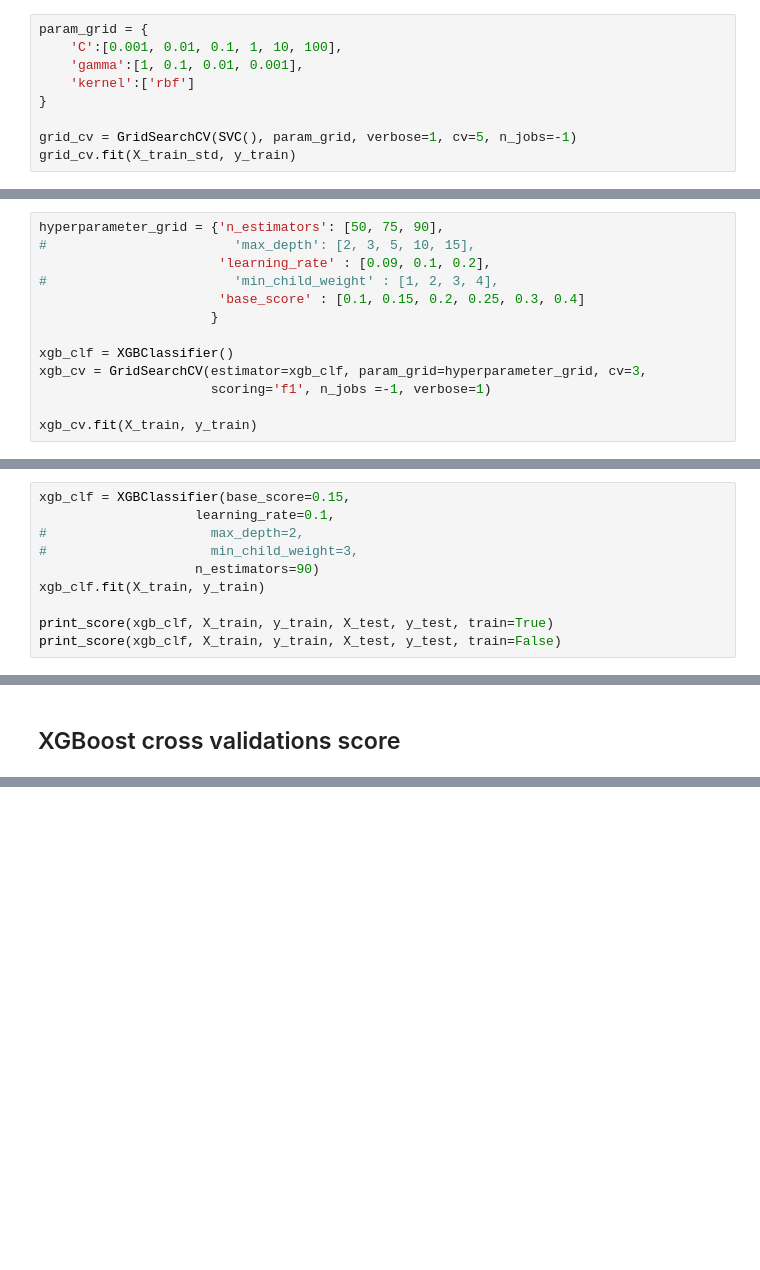
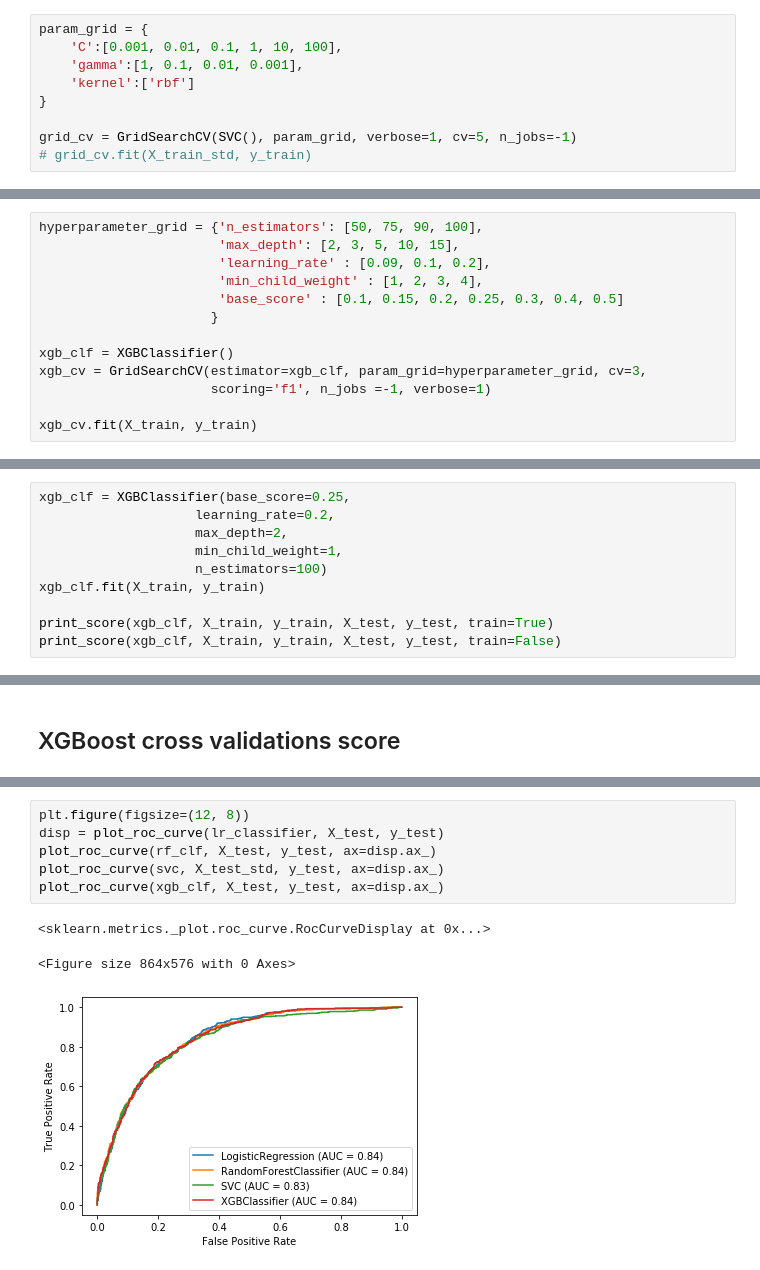
Before and after one commit to fares-ds/Telecom_Customer_Churn_Prediction, a Jupyter notebook: telecom_customer_churn_prediciton_ML.ipynb, the cells around one changed output, grey strips where cells are left out. Drawn from its saved outputs; the diff is of its cells as text; blank space fills up the shorter version.

Commit message:
Plot AUC_curve XGBoost

```diff
--- a/telecom_customer_churn_prediciton_ML.ipynb
+++ b/telecom_customer_churn_prediciton_ML.ipynb
@@ -271,4 +279,4 @@ param_grid = {
 }
 
 grid_cv = GridSearchCV(SVC(), param_grid, verbose=1, cv=5, n_jobs=-1)
-grid_cv.fit(X_train_std, y_train)
+# grid_cv.fit(X_train_std, y_train)
@@ -364,11 +350,11 @@ Confusion Matrix:
  [[1407  149]
  [ 277  274]]
 # %%
-hyperparameter_grid = {'n_estimators': [50, 75, 90],
-#                        'max_depth': [2, 3, 5, 10, 15],
+hyperparameter_grid = {'n_estimators': [50, 75, 90, 100],
+                       'max_depth': [2, 3, 5, 10, 15],
                        'learning_rate' : [0.09, 0.1, 0.2],
-#                        'min_child_weight' : [1, 2, 3, 4],
-                       'base_score' : [0.1, 0.15, 0.2, 0.25, 0.3, 0.4]
+                       'min_child_weight' : [1, 2, 3, 4],
+                       'base_score' : [0.1, 0.15, 0.2, 0.25, 0.3, 0.4, 0.5]
                       }
 
 xgb_clf = XGBClassifier()
@@ -409,11 +406,11 @@ XGBClassifier(base_score=0.15, booster='gbtree', colsample_bylevel=1,
               reg_alpha=0, reg_lambda=1, scale_pos_weight=1, seed=None,
               silent=None, subsample=1, verbosity=1)
 # %%
-xgb_clf = XGBClassifier(base_score=0.15,
-                    learning_rate=0.1,
-#                     max_depth=2,
-#                     min_child_weight=3,
-                    n_estimators=90)
+xgb_clf = XGBClassifier(base_score=0.25,
+                    learning_rate=0.2,
+                    max_depth=2,
+                    min_child_weight=1,
+                    n_estimators=100)
 xgb_clf.fit(X_train, y_train)
 
 print_score(xgb_clf, X_train, y_train, X_test, y_test, train=True)
@@ -447,0 +445,10 @@ XGBoost F1_score: 58.42% +/- (0.67)
+# %%
+plt.figure(figsize=(12, 8))
+disp = plot_roc_curve(lr_classifier, X_test, y_test)
+plot_roc_curve(rf_clf, X_test, y_test, ax=disp.ax_)
+plot_roc_curve(svc, X_test_std, y_test, ax=disp.ax_)
+plot_roc_curve(xgb_clf, X_test, y_test, ax=disp.ax_)
+# %% [output]
+<sklearn.metrics._plot.roc_curve.RocCurveDisplay at 0x...>
+<Figure size 864x576 with 0 Axes>
+[figure, added]
```
Also changed, not shown: parts of 17 cells of this notebook.
